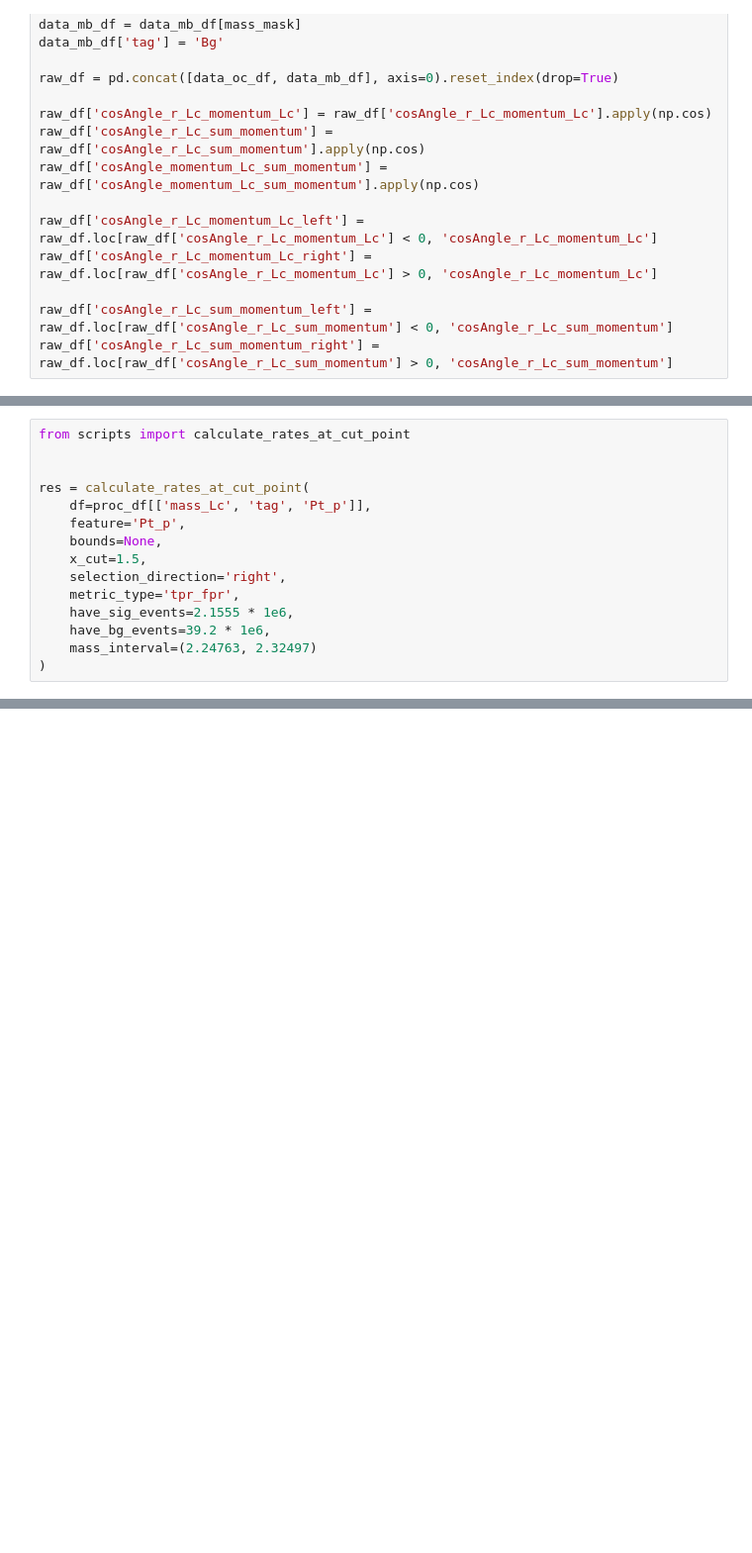
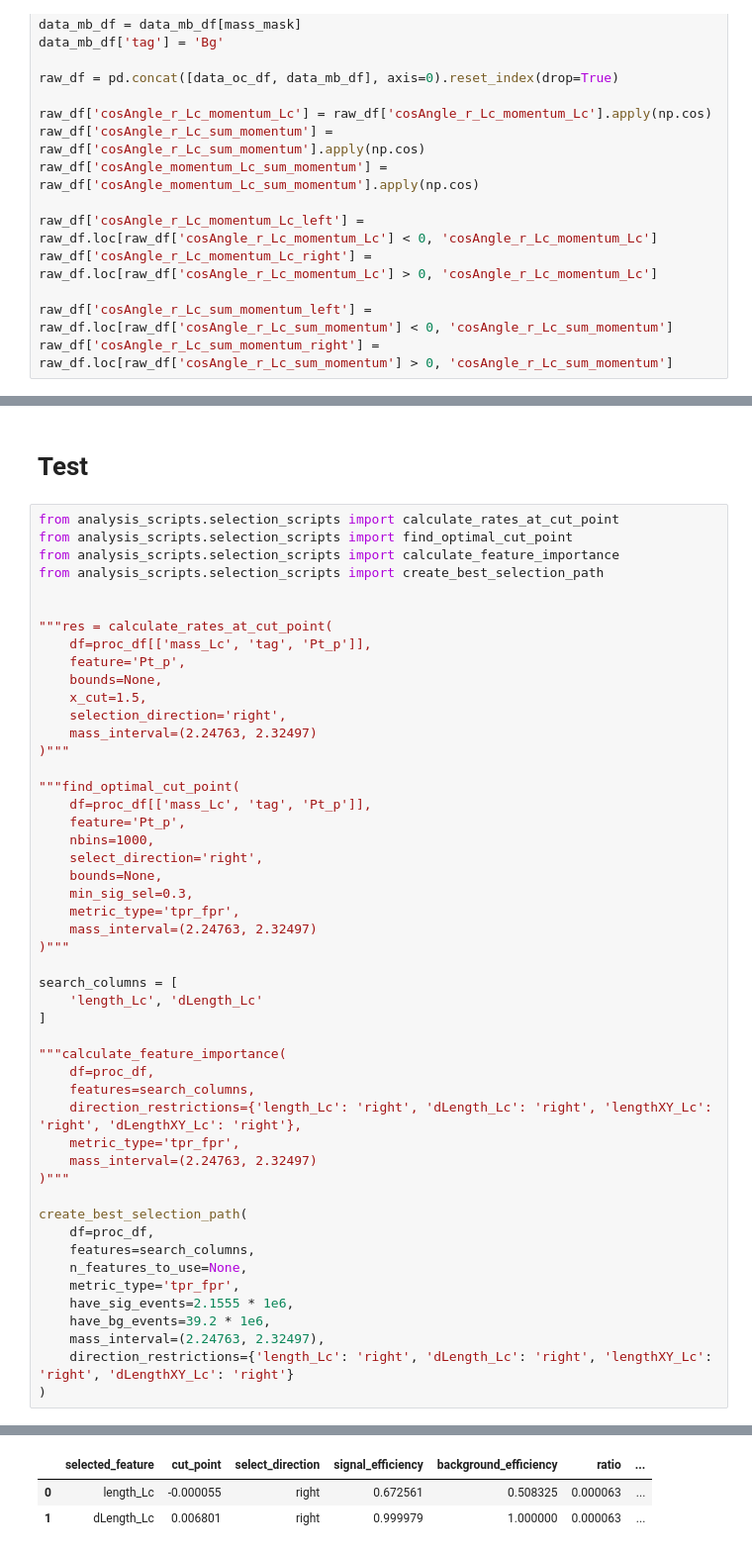
Before and after one commit to ArtSmirnovCH/SPD-Lc-pKpi-27, a Jupyter notebook: analysis_notebooks/temp.ipynb, the cells around one changed output, grey strips where cells are left out. Shown at 99% size. Saved outputs shown, nothing was run; the diff lists cells and outputs as text; blank space fills up the shorter version.

```diff
--- a/analysis_notebooks/temp.ipynb
+++ b/analysis_notebooks/temp.ipynb
@@ -57,18 +68,55 @@ selection_df, mask = auto_preselection(
 )
 
 proc_df = proc_df.query(mask)
+# %% [markdown]
+# Test
 # %%
-from scripts import calculate_rates_at_cut_point
+from analysis_scripts.selection_scripts import calculate_rates_at_cut_point
+from analysis_scripts.selection_scripts import find_optimal_cut_point
+from analysis_scripts.selection_scripts import calculate_feature_importance
+from analysis_scripts.selection_scripts import create_best_selection_path
 
 
-res = calculate_rates_at_cut_point(
+"""res = calculate_rates_at_cut_point(
     df=proc_df[['mass_Lc', 'tag', 'Pt_p']],
     feature='Pt_p',
     bounds=None,
     x_cut=1.5,
     selection_direction='right',
+    mass_interval=(2.24763, 2.32497)
+)"""
+
+"""find_optimal_cut_point(
+    df=proc_df[['mass_Lc', 'tag', 'Pt_p']],
+    feature='Pt_p',
+    nbins=1000,
+    select_direction='right',
+    bounds=None,
+    min_sig_sel=0.3,
+    metric_type='tpr_fpr',
+    mass_interval=(2.24763, 2.32497)
+)"""
+
+search_columns = [
+    'length_Lc', 'dLength_Lc'
+]
+
+"""calculate_feature_importance(
+    df=proc_df,
+    features=search_columns,
+    direction_restrictions={'length_Lc': 'right', 'dLength_Lc': 'right', 'lengthXY_Lc': 'right', 'dLengthXY_Lc': 'right'},
+    metric_type='tpr_fpr',
+    mass_interval=(2.24763, 2.32497)
+)"""
+
+create_best_selection_path(
+    df=proc_df,
+    features=search_columns,
+    n_features_to_use=None,
     metric_type='tpr_fpr',
     have_sig_events=2.1555 * 1e6,
     have_bg_events=39.2 * 1e6,
-    mass_interval=(2.24763, 2.32497)
+    mass_interval=(2.24763, 2.32497),
+    direction_restrictions={'length_Lc': 'right', 'dLength_Lc': 'right', 'lengthXY_Lc': 'right', 'dLengthXY_Lc': 'right'}
 )
+# %% [output]
@@ -74,0 +140,3 @@ res = calculate_rates_at_cut_point(
+|  | selected_feature | cut_point | select_direction | signal_efficiency | background_efficiency | ratio | ... |
+| 0 | length_Lc | -0.000055 | right | 0.672561 | 0.508325 | 0.000063 | ... |
+| 1 | dLength_Lc | 0.006801 | right | 0.999979 | 1.000000 | 0.000063 | ... |
```
Also changed, not shown: parts of 9 cells of this notebook, 8 other files.
